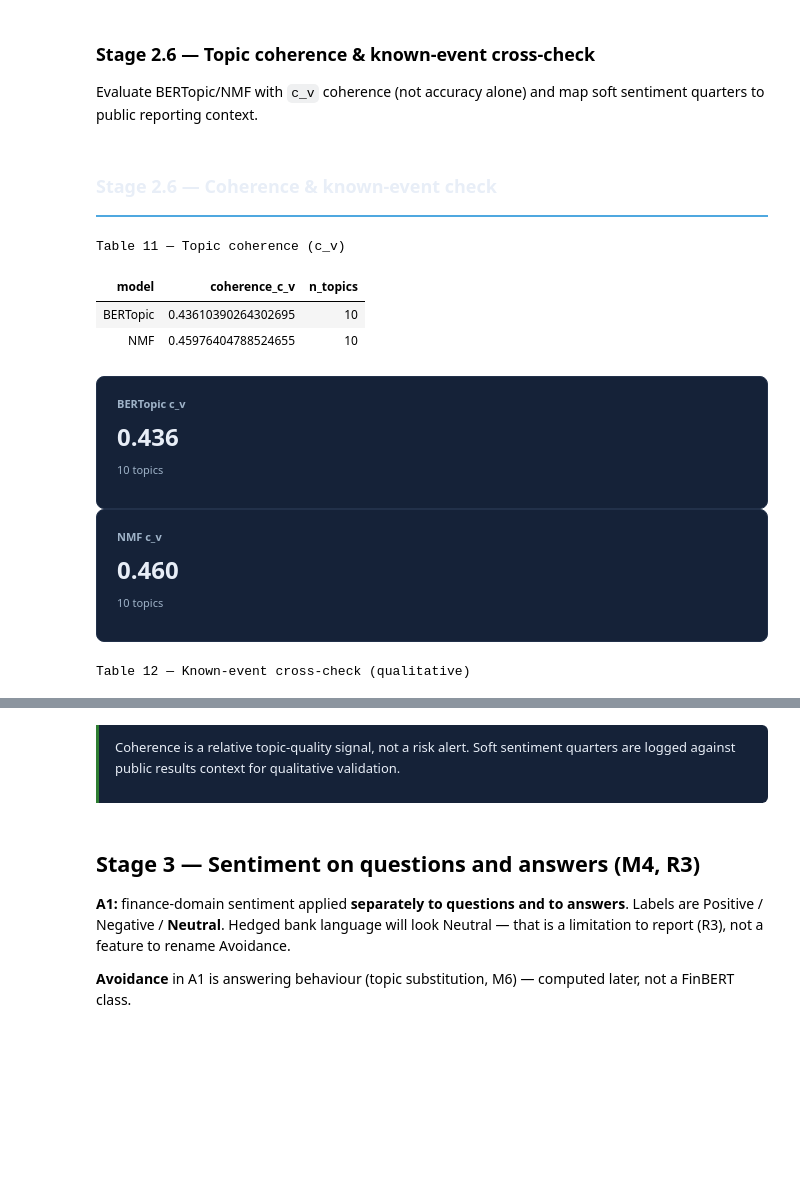
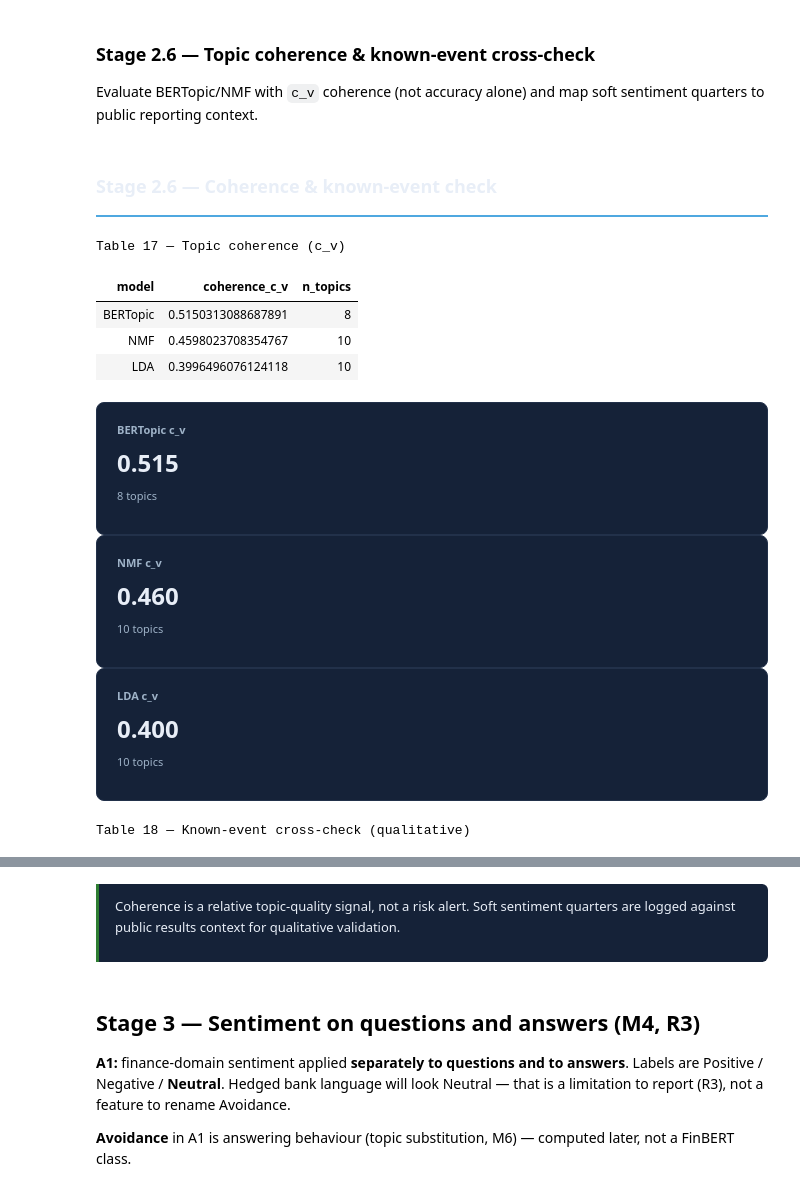
Before and after one commit to susanavenda/boe-earnings-insights, a Jupyter notebook: notebooks/boe_earnings_insights.ipynb, the cells around one changed output, grey strips where cells are left out. Cells and saved outputs as stored; diff of their text form; code cells hidden in the pictures; blank space fills up the shorter version.

```diff
--- a/notebooks/boe_earnings_insights.ipynb
+++ b/notebooks/boe_earnings_insights.ipynb
@@ -1770,6 +1882,20 @@ _coh_col = get_lda_input_column(corpus_df)
 tokenised = [doc.split() for doc in corpus_df[_coh_col].fillna('').astype(str)]
 dictionary = corpora.Dictionary(tokenised)
 dictionary.filter_extremes(no_below=2, no_above=0.5)
+
+try:
+    _ = lda_model.num_topics
+except NameError:
+    bow_corpus = [dictionary.doc2bow(doc) for doc in tokenised]
+    n_topics = min(10, max(3, len(corpus_df) // 8))
+    lda_model = LdaModel(
+        corpus=bow_corpus, id2word=dictionary, num_topics=n_topics, random_state=42, passes=10,
+    )
+
+lda_topics_words = [[w for w, _ in lda_model.show_topic(i, topn=10)] for i in range(lda_model.num_topics)]
+lda_coh = CoherenceModel(
+    topics=lda_topics_words, texts=tokenised, dictionary=dictionary, coherence='c_v', processes=1,
+).get_coherence()
 
 # Check if nmf_model exists; if not, build gensim Nmf model
 if 'nmf_model' not in dir() or nmf_model is None:
@@ -1795,76 +1921,110 @@ nmf_coh = CoherenceModel(
     topics=nmf_topics_words, texts=tokenised, dictionary=dictionary, coherence='c_v', processes=1,
 ).get_coherence()
 
+# Load saved BERTopic info
+bt_topic_info = _load('bertopic_topic_info')
+
+# Extract topic IDs excluding the unclustered noise (-1)
+valid_topic_ids = sorted([int(t) for t in bt_topic_info['Topic'] if t != -1])
+
 bt_topics_words = []
-for tid in sorted(set(corpus_df['topic']) - {-1}):
+for tid in valid_topic_ids:
     words = None
-    if 'topic_model' in dir() and topic_model is not None:
+
+    # 1. Try extracting top 10 keywords from saved topic_info (Representation / Name / KeyBERT columns)
+    row = bt_topic_info[bt_topic_info['Topic'] == tid]
+    if not row.empty:
+        if 'Representation' in row.columns and isinstance(row['Representation'].iloc[0], (list, tuple)):
+            words = list(row['Representation'].iloc[0])[:10]
+        elif 'Name' in row.columns and isinstance(row['Name'].iloc[0], str):
+            # Fallback: parse terms from formatted topic name string (e.g. "0_cost_impairment_cet1")
+            name_str = row['Name'].iloc[0]
+            clean_terms = name_str.split('_')[1:] if '_' in name_str else name_str.split()
+            words = [w for w in clean_terms if w.isalpha()][:10]
+
+    # 2. Try live BERTopic model instance if present in namespace
+    if not words and 'topic_model' in dir() and topic_model is not None:
         try:
-            tw = topic_model.get_topic(int(tid))
+            tw = topic_model.get_topic(tid)
             if tw:
                 words = [w for w, _ in tw[:10]]
         except Exception:
             words = None
+
+    # 3. Fallback: derive top 10 words directly from corpus documents for this topic
     if not words:
         docs = corpus_df.loc[corpus_df['topic'] == tid, _coh_col].fillna('').astype(str)
         bag = Counter(w for doc in docs for w in doc.split())
         words = [w for w, _ in bag.most_common(10)]
-    bt_topics_words.append(words)
 
+    if words:
+        bt_topics_words.append(words)
+
+# Calculate coherence using extracted topic word representations
 bertopic_coh = CoherenceModel(
-    topics=bt_topics_words, texts=tokenised, dictionary=dictionary, coherence='c_v', processes=1,
+    topics=bt_topics_words,
+    texts=tokenised,
+    dictionary=dictionary,
+    coherence='c_v',
+    processes=1,
 ).get_coherence()
 
 coherence_df = pd.DataFrame([
-    {'model': 'BERTopic', 'coherence_c_v': float(bertopic_coh), 'n_topics': len(bt_topics_words)},
+    {'model': 'BERTopic', 'coherence_c_v': float(bertopic_coh), 'n_topics': n_bert_topics},
     {'model': 'NMF', 'coherence_c_v': float(nmf_coh), 'n_topics': int(n_nmf_topics)},
+    {'model': 'LDA', 'coherence_c_v': float(lda_coh), 'n_topics': int(lda_model.num_topics)},
 ])
 _save('topic_coherence', coherence_df)
 display_table(coherence_df, title='Topic coherence (c_v)')
 kpi_row([
     ('BERTopic c_v', f'{bertopic_coh:.3f}', f'{len(bt_topics_words)} topics'),
     ('NMF c_v', f'{nmf_coh:.3f}', f'{n_nmf_topics} topics'),
+    ('LDA c_v', f'{lda_coh:.3f}', f'{lda_model.num_topics} topics'),
 ])
 
 known_events = pd.DataFrame([
     {
         'bank': 'hsbc', 'quarter': '2025-interim',
         'finbert_note': 'Softest HSBC print in sample (net ≈ −0.13)',
         'event_context': 'H1 results: cost/efficiency and forward guidance dominate analyst Q&A; wealth/management themes also active',
         'aligns_with_topics': 'Topic 1 (costs/questions), Topic 2 (wealth)',
     },
     {
         'bank': 'barclays', 'quarter': '2026-q2',
         'finbert_note': 'Softest Barclays print in sample (net ≈ −0.11)',
         'event_context': 'Q2 results window: impairment / risk and cost questions relatively more salient vs growth franchise talk',
         'aligns_with_topics': 'Topic 1 (costs/questions); Topic 0 still large',
     },
     {
         'bank': 'both', 'quarter': '2025-annual',
         'finbert_note': 'Year-end packs — denser metric discussion',
         'event_context': 'Full-year CET1, income, costs, impairment all in IR packs → best window for structured-vs-unstructured compare',
         'aligns_with_topics': 'Mixed; use for metric tagging QA',
     },
 ])
 _save('known_events_crosscheck', known_events)
 display_table(known_events, title='Known-event cross-check (qualitative)')
 insight(
     'Coherence is a relative topic-quality signal, not a risk alert. Soft sentiment quarters are logged against public results context for qualitative validation.',
     kind='key',
 )
 # %% [output]
 Stage 2.6 — Coherence & known-event check
-Table 11 — Topic coherence (c_v)
+Table 17 — Topic coherence (c_v)
 | model | coherence_c_v | n_topics |
-| BERTopic | 0.43610390264302695 | 10 |
-| NMF | 0.45976404788524655 | 10 |
+| BERTopic | 0.5150313088687891 | 8 |
+| NMF | 0.4598023708354767 | 10 |
+| LDA | 0.3996496076124118 | 10 |
 BERTopic c_v
-0.436
-10 topics
+0.515
+8 topics
 NMF c_v
 0.460
 10 topics
+LDA c_v
+0.400
+10 topics
-Table 12 — Known-event cross-check (qualitative)
+Table 18 — Known-event cross-check (qualitative)
 | bank | quarter | finbert_note | event_context | aligns_with_topics |
 | hsbc | 2025-interim | Softest HSBC print in sample (net... | H1 results: cost/efficiency and f... | Topic 1 (costs/questions), Topic ... |
 | barclays | 2026-q2 | Softest Barclays print in sample ... | Q2 results window: impairment / r... | Topic 1 (costs/questions); Topic ... |
```
Also changed, not shown: parts of 10 cells of this notebook.
